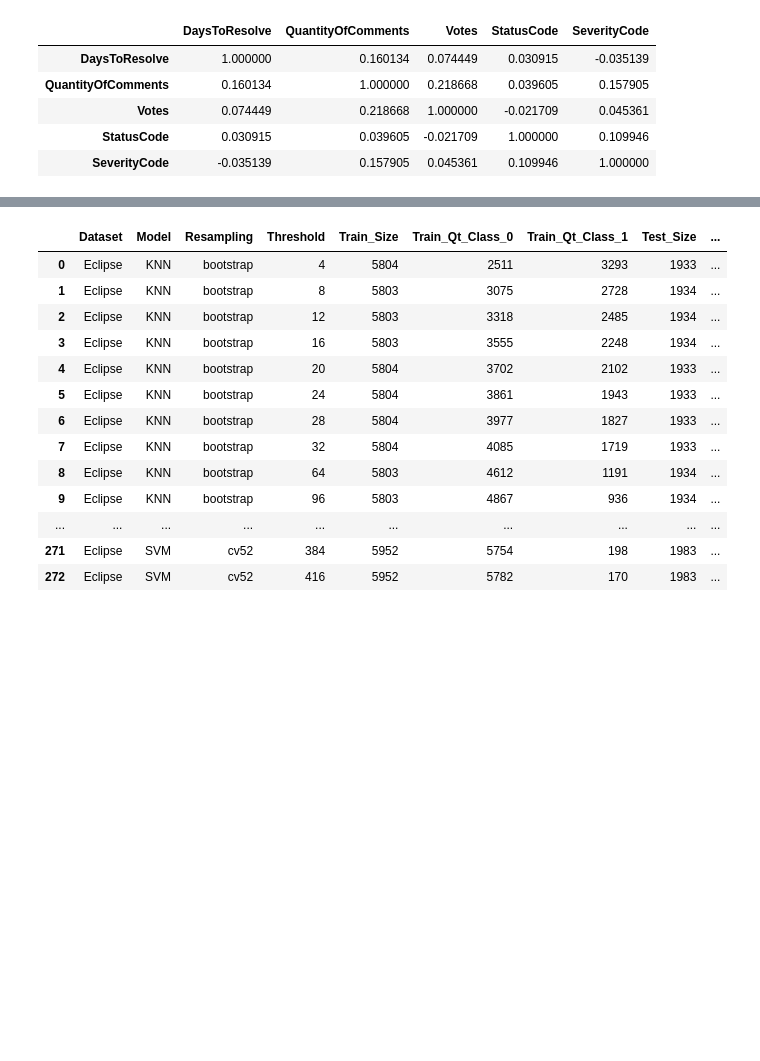
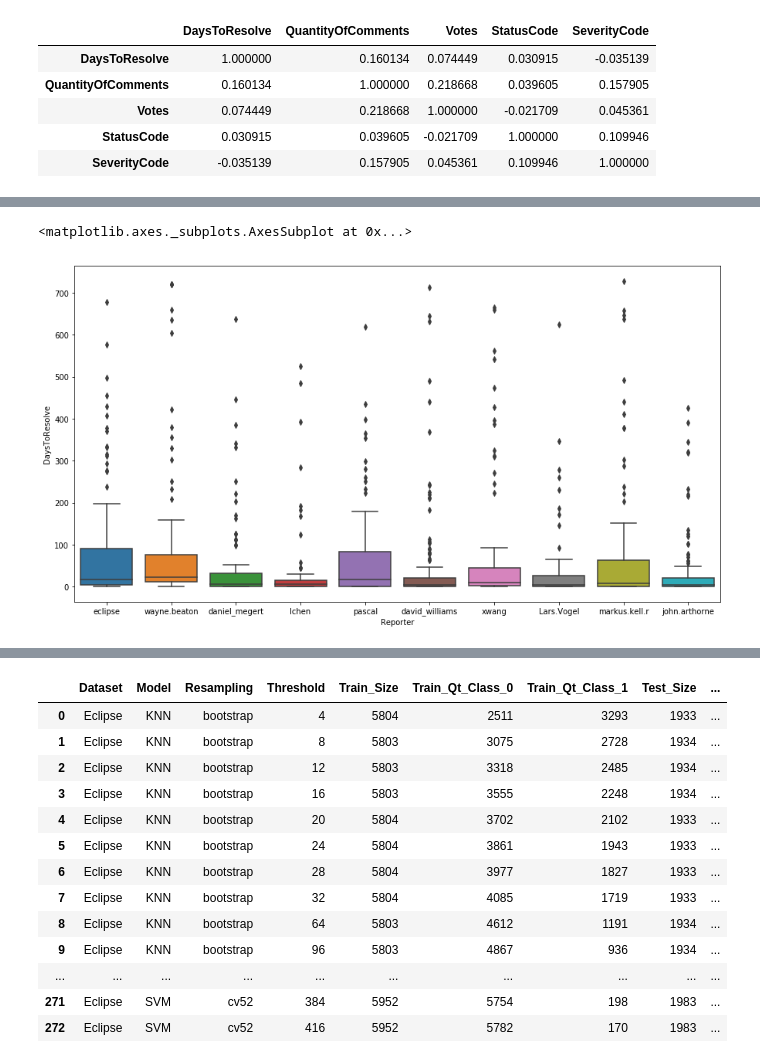
Before and after one commit to gomesluiz/my-doctorate, a Jupyter notebook: notebooks/20181121-long-lived-bug-prediction-analysis.ipynb, the cells around one changed output, grey strips where cells are left out. Drawn from its saved outputs; the diff is of its cells as text; code cells hidden in the pictures; blank space fills up the shorter version.

```diff
--- a/notebooks/20181121-long-lived-bug-prediction-analysis.ipynb
+++ b/notebooks/20181121-long-lived-bug-prediction-analysis.ipynb
@@ -64,0 +72,4 @@ Text(0.5,0,'')
+# %%
+top_10_reporters = reports.groupby('Reporter').Reporter.agg(['count'])
+top_10_reporters = top_10_reporters.sort_values('count', ascending=False)[0:10]
+top_10_reporters
@@ -64,0 +89,9 @@ Text(0.5,0,'')
+# %%
+import matplotlib.pyplot as plt
+import seaborn as sns
+%matplotlib inline
+fig, ax = plt.subplots(figsize=(15,8))
+sns.boxplot(data=reports[reports['Reporter'].isin(top_10_reporters.index)], x="Reporter", y="DaysToResolve")
+# %% [output]
+<matplotlib.axes._subplots.AxesSubplot at 0x...>
+[figure, added]
```
Also changed, not shown: parts of 9 cells of this notebook, 1 other file.
